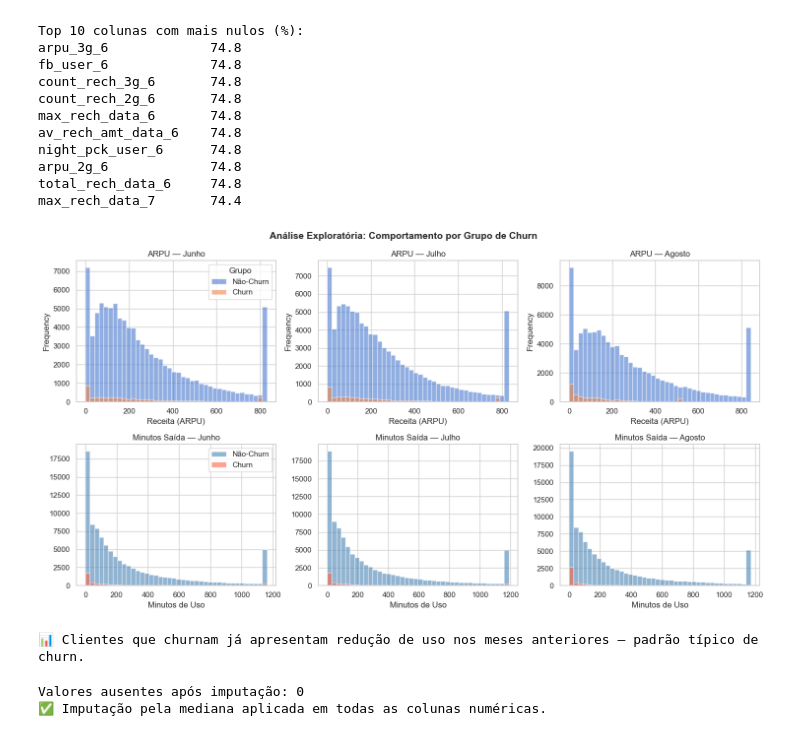
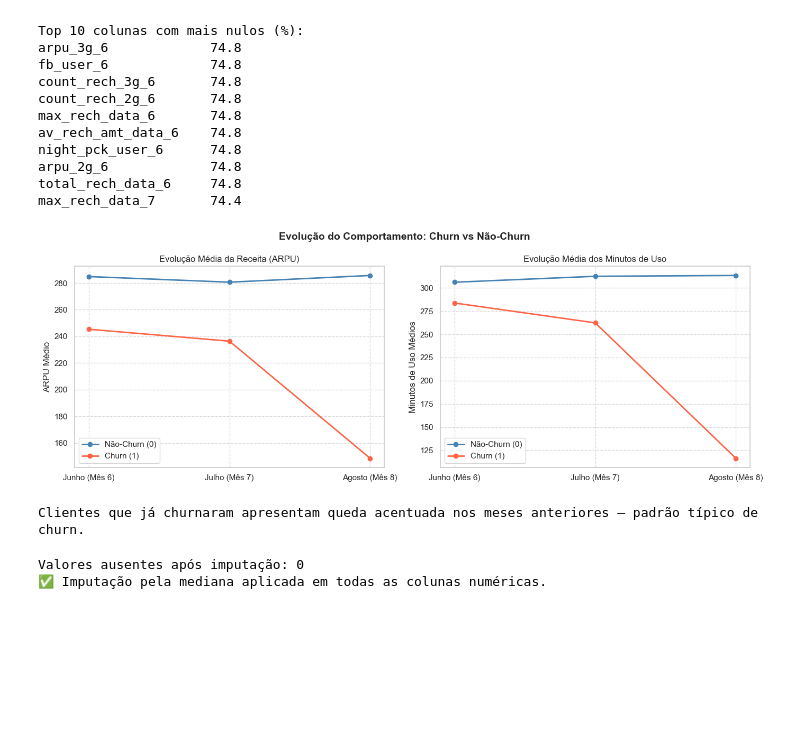
Before and after one commit to viniciusiandoli7/a3-telecom-churn, a Jupyter notebook: A3_Telecom_Churn.ipynb, the cells around one changed output. Drawn from its saved outputs; the diff is of its cells as text; code cells hidden in the pictures; blank space fills up the shorter version.

```diff
--- a/A3_Telecom_Churn.ipynb
+++ b/A3_Telecom_Churn.ipynb
@@ -229,42 +229,37 @@ arpu_2g_6             74.8
 total_rech_data_6     74.8
 max_rech_data_7       74.4
 # %%
-# Visualização EDA: distribuição de ARPU e uso de voz por grupo de churn
-df_plot = df[['arpu_6', 'arpu_7', 'arpu_8', 'total_og_mou_6', 'total_og_mou_7', 'total_og_mou_8', 'churn']].copy()
+# Visualização EDA: distribuição de ARPU e uso de voz por grupo churn
 
-fig, axes = plt.subplots(2, 3, figsize=(15, 8))
-fig.suptitle('Análise Exploratória: Comportamento por Grupo de Churn', fontsize=14, fontweight='bold')
+arpu_means = df[['arpu_6', 'arpu_7', 'arpu_8', 'churn']].groupby('churn').mean()
+mou_means = df[['total_og_mou_6', 'total_og_mou_7', 'total_og_mou_8', 'churn']].groupby('churn').mean()
 
-arpu_cols = ['arpu_6', 'arpu_7', 'arpu_8']
-mou_cols  = ['total_og_mou_6', 'total_og_mou_7', 'total_og_mou_8']
-meses = ['Junho', 'Julho', 'Agosto']
+meses = ['Junho (Mês 6)', 'Julho (Mês 7)', 'Agosto (Mês 8)']
 
-for i, (col, mes) in enumerate(zip(arpu_cols, meses)):
-    df_plot.groupby('churn')[col].apply(lambda x: x.clip(0, x.quantile(0.95))).unstack(level=0).plot(
-        kind='hist', alpha=0.6, bins=40, ax=axes[0, i], legend=(i==0)
-    )
-    axes[0, i].set_title(f'ARPU — {mes}')
-    axes[0, i].set_xlabel('Receita (ARPU)')
-    if i == 0:
-        axes[0, i].legend(['Não-Churn', 'Churn'], title='Grupo')
+fig, axes = plt.subplots(1, 2, figsize=(14, 5))
+fig.suptitle('Evolução do Comportamento: Churn vs Não-Churn', fontsize=14, fontweight='bold')
 
-for i, (col, mes) in enumerate(zip(mou_cols, meses)):
-    churn0 = df_plot[df_plot['churn']==0][col].clip(0, df_plot[col].quantile(0.95)).dropna()
-    churn1 = df_plot[df_plot['churn']==1][col].clip(0, df_plot[col].quantile(0.95)).dropna()
-    axes[1, i].hist(churn0, bins=40, alpha=0.6, color='steelblue', label='Não-Churn')
-    axes[1, i].hist(churn1, bins=40, alpha=0.6, color='tomato', label='Churn')
-    axes[1, i].set_title(f'Minutos Saída — {mes}')
-    axes[1, i].set_xlabel('Minutos de Uso')
-    if i == 0:
-        axes[1, i].legend()
+axes[0].plot(meses, arpu_means.loc[0], marker='o', linewidth=2, color='steelblue', label='Não-Churn (0)')
+axes[0].plot(meses, arpu_means.loc[1], marker='o', linewidth=2, color='tomato', label='Churn (1)')
+axes[0].set_title('Evolução Média da Receita (ARPU)')
+axes[0].set_ylabel('ARPU Médio')
+axes[0].grid(True, linestyle='--', alpha=0.7)
+axes[0].legend()
+axes[1].plot(meses, mou_means.loc[0], marker='o', linewidth=2, color='steelblue', label='Não-Churn (0)')
+axes[1].plot(meses, mou_means.loc[1], marker='o', linewidth=2, color='tomato', label='Churn (1)')
+axes[1].set_title('Evolução Média dos Minutos de Uso')
+axes[1].set_ylabel('Minutos de Uso Médios')
+axes[1].grid(True, linestyle='--', alpha=0.7)
+axes[1].legend()
 
 plt.tight_layout()
-plt.savefig('figures/fig_eda.png', dpi=150, bbox_inches='tight')
+plt.savefig('fig_eda_linhas.png', dpi=150, bbox_inches='tight')
 plt.show()
-print('📊 Clientes que churnam já apresentam redução de uso nos meses anteriores — padrão típico de churn.')
+
+print('Clientes que já churnaram apresentam queda acentuada nos meses anteriores — padrão típico de churn.')
 # %% [output]
-[figure, old version]
+[figure, new version]
-📊 Clientes que churnam já apresentam redução de uso nos meses anteriores — padrão típico de churn.
+Clientes que já churnaram apresentam queda acentuada nos meses anteriores — padrão típico de churn.
 # %%
 # ============================================================
 # 5.3 TRATAMENTO DE DADOS AUSENTES
```
Also changed, not shown: parts of 6 cells of this notebook.
